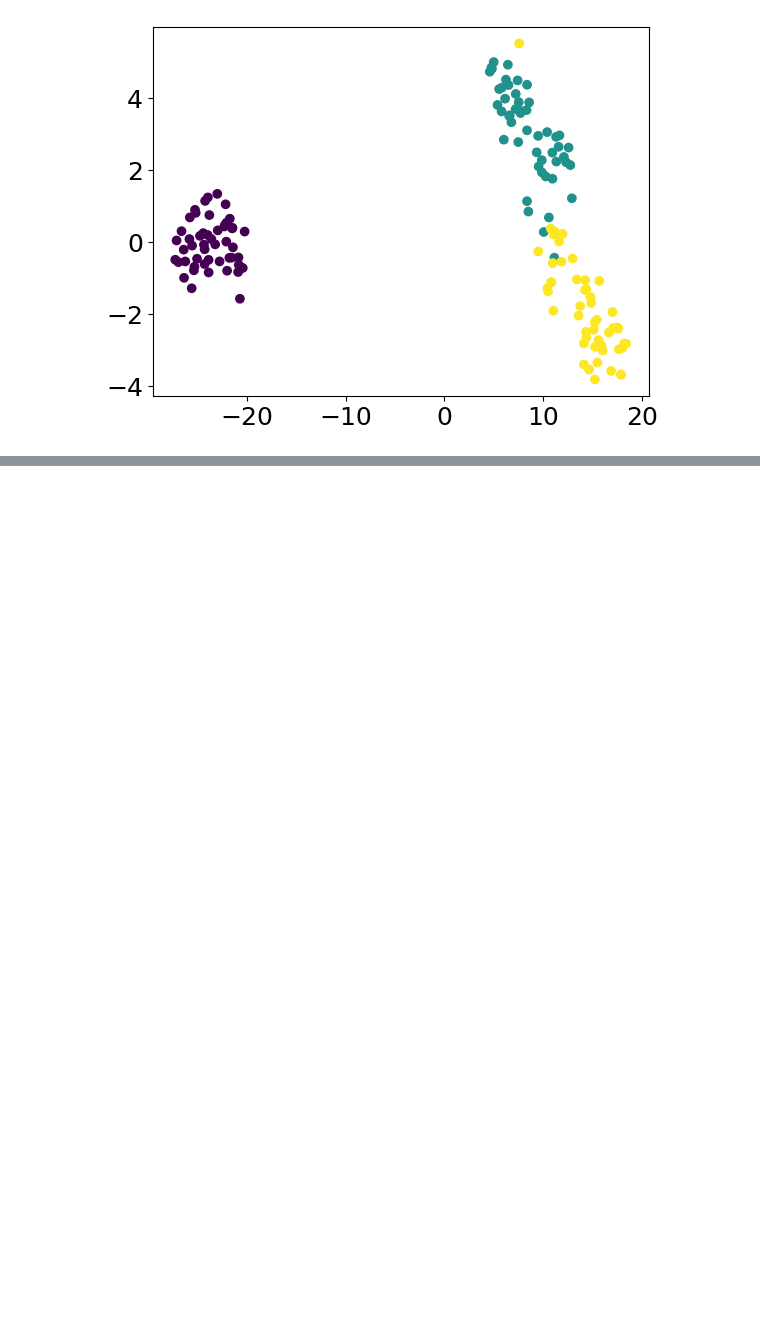
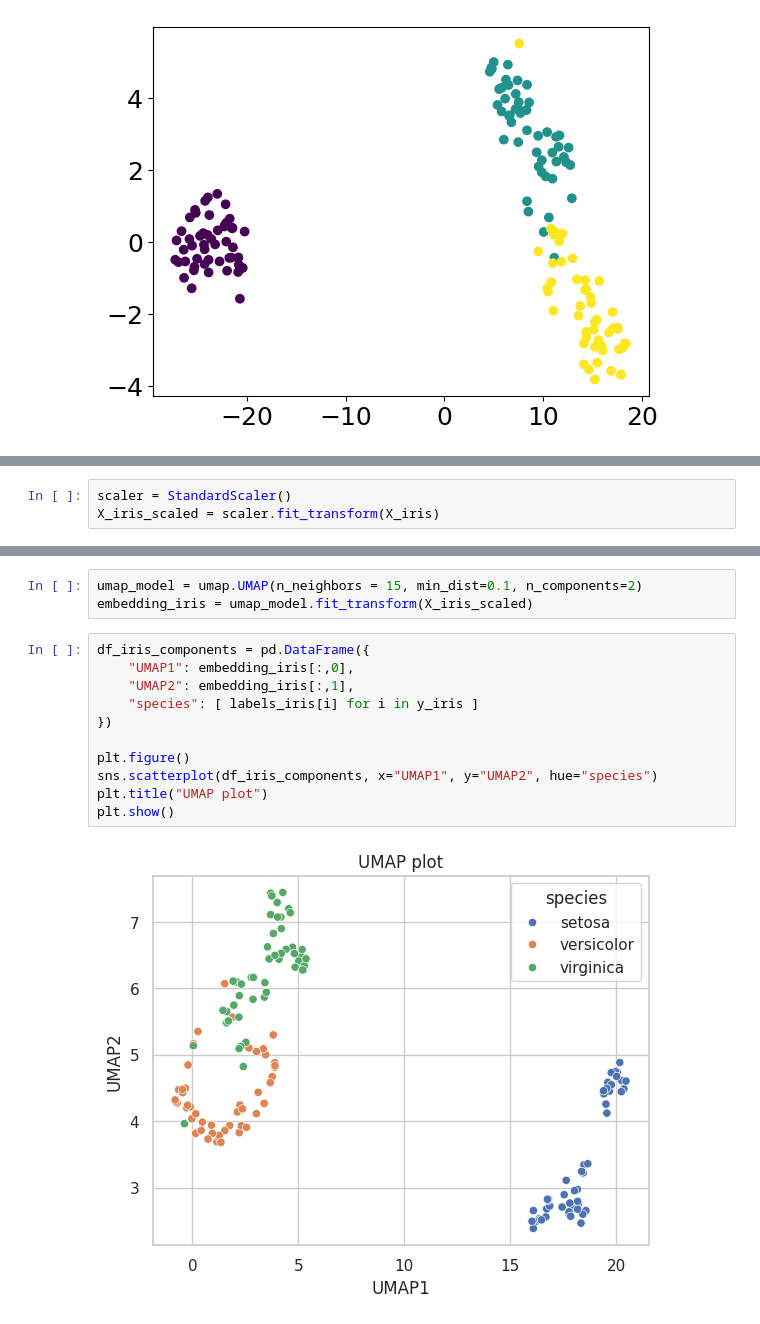
Before and after one commit to neelsoumya/python_machine_learning, a Jupyter notebook: teaching_python_17thOct.ipynb, the cells around one changed output, grey strips where cells are left out. Drawn from its saved outputs; the diff is of its cells as text; blank space fills up the shorter version.

```diff
--- a/teaching_python_17thOct.ipynb
+++ b/teaching_python_17thOct.ipynb
@@ -420,0 +493,3 @@ plt.show()
+# %%
+scaler = StandardScaler()
+X_iris_scaled = scaler.fit_transform(X_iris)
@@ -420,0 +498,16 @@ plt.show()
+# %%
+umap_model = umap.UMAP(n_neighbors = 15, min_dist=0.1, n_components=2)
+embedding_iris = umap_model.fit_transform(X_iris_scaled)
+# %%
+df_iris_components = pd.DataFrame({
+    "UMAP1": embedding_iris[:,0],
+    "UMAP2": embedding_iris[:,1],
+    "species": [ labels_iris[i] for i in y_iris ]
+})
+
+plt.figure()
+sns.scatterplot(df_iris_components, x="UMAP1", y="UMAP2", hue="species")
+plt.title("UMAP plot")
+plt.show()
+# %% [output]
+[figure, added]
```
Also changed, not shown: parts of 40 cells of this notebook.
